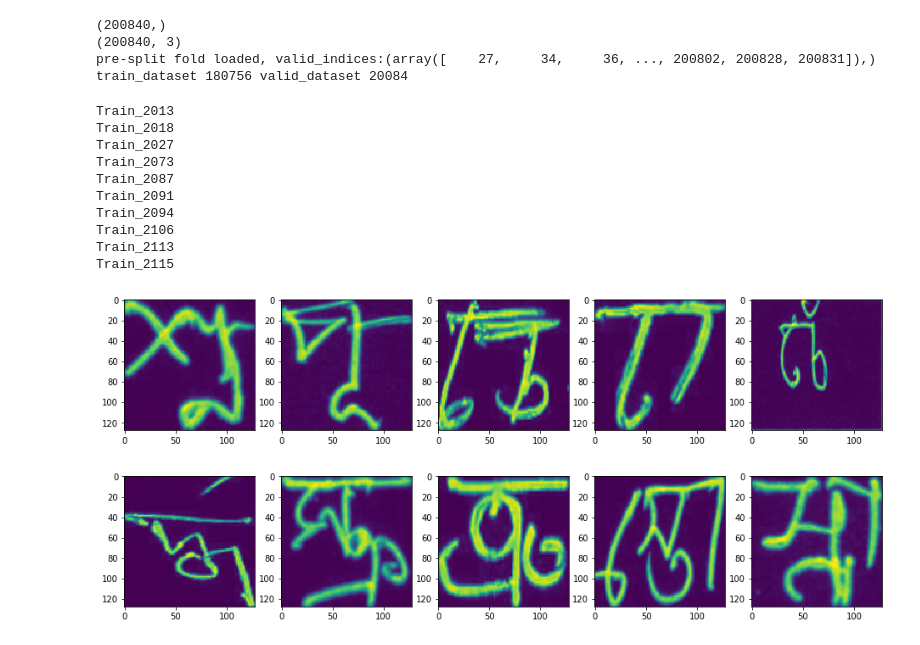
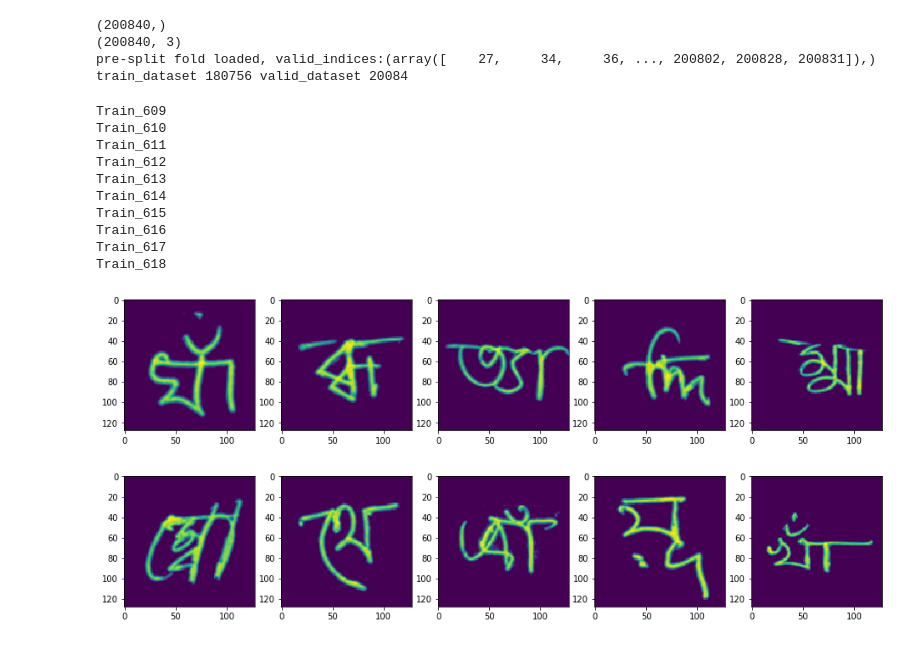
Before and after one commit to lisosia/kaggle-bengali-ai, a Jupyter notebook: src/test_resizecrop.ipynb, the cells around one changed output. Drawn from its saved outputs; the diff is of its cells as text; code cells hidden in the pictures.

```diff
--- a/src/test_resizecrop.ipynb
+++ b/src/test_resizecrop.ipynb
@@ -17,22 +17,23 @@ train_dataset 180756 valid_dataset 20084
 # %%
 tmp = 'tmp'
 import matplotlib.pyplot as plt
 
-i=21
+i=55
+
 plt.figure(figsize=(16,7))
-for index, (im, la) in enumerate(v[10*i:10*(i+1)]):
+for index, (im, la) in enumerate(t[10*i:10*(i+1)]):
     plt.subplot(2,5,index+1)
     plt.imshow(im[0])
 plt.show()
 # %% [output]
-Train_2013
-Train_2018
-Train_2027
-Train_2073
-Train_2087
-Train_2091
-Train_2094
-Train_2106
-Train_2113
-Train_2115
+Train_609
+Train_610
+Train_611
+Train_612
+Train_613
+Train_614
+Train_615
+Train_616
+Train_617
+Train_618
-[figure, old version]
+[figure, new version]
```
Also changed, not shown: 1 other file.
